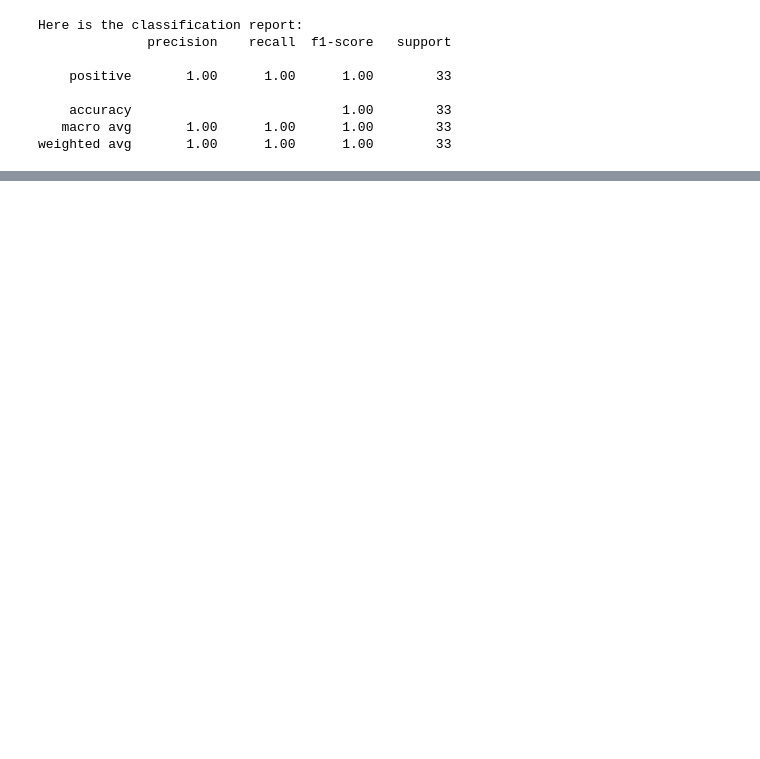
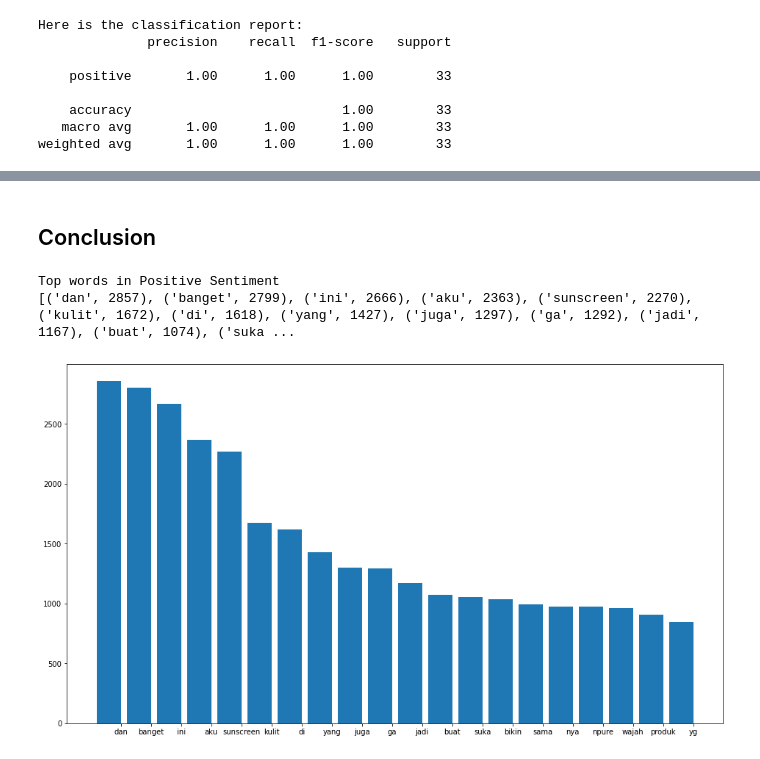
Before and after one commit to mendoanjoe/sentiment-analysis, a Jupyter notebook: Sentiment.ipynb, the cells around one changed output, grey strips where cells are left out. Cells and saved outputs as stored; diff of their text form; code cells hidden in the pictures; blank space fills up the shorter version.

```diff
--- a/Sentiment.ipynb
+++ b/Sentiment.ipynb
@@ -613,0 +690,26 @@ weighted avg       1.00      1.00      1.00        33
+# %% [markdown]
+## Conclusion
+# %%
+def top_words(data):
+  words_list = data.split(' ')
+  counts = Counter(words_list)
+  top_words = counts.most_common(20)
+  length_of_list = len(top_words)
+  index = np.arange(length_of_list)
+  print(top_words)
+  count_values = [x[1] for x in top_words]
+  count_words = [x[0] for x in top_words]
+  fig = plt.figure(figsize = (16,9))
+  bar_width = 0.4
+  rects1 = plt.bar(index, count_values)
+  plt.xticks(index + bar_width, count_words, rotation=0)
+  plt.show()
+# %%
+sociolla_positive_sentiment = data_sociolla[data_sociolla['sentiment'] == 'positive']
+positive_words = ' '.join(sociolla_positive_sentiment['text'])
+print("Sociolla Top words in Positive Sentiment")
+top_words(positive_words)
+# %% [output]
+Top words in Positive Sentiment
+[('dan', 2857), ('banget', 2799), ('ini', 2666), ('aku', 2363), ('sunscreen', 2270), ('kulit', 1672), ('di', 1618), ('yang', 1427), ('juga', 1297), ('ga', 1292), ('jadi', 1167), ('buat', 1074), ('suka ...
+[figure, added]
```
Also changed, not shown: parts of 41 cells of this notebook.
